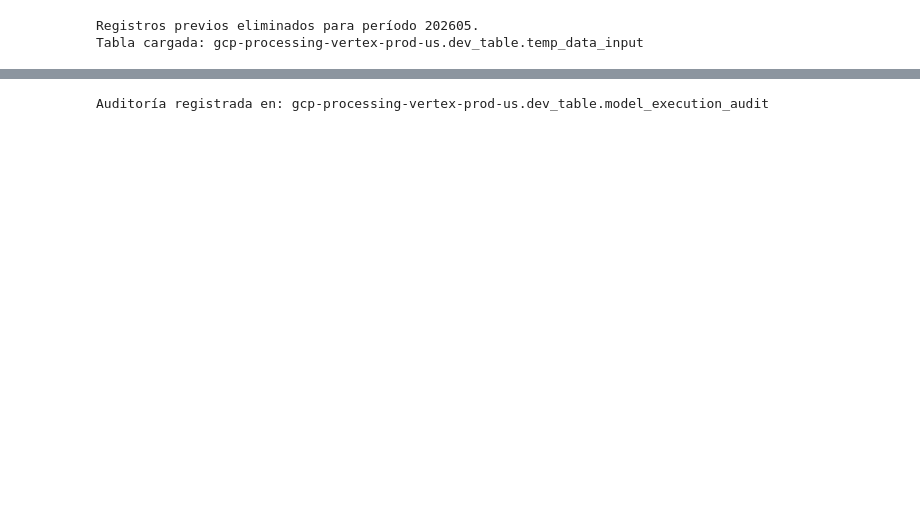
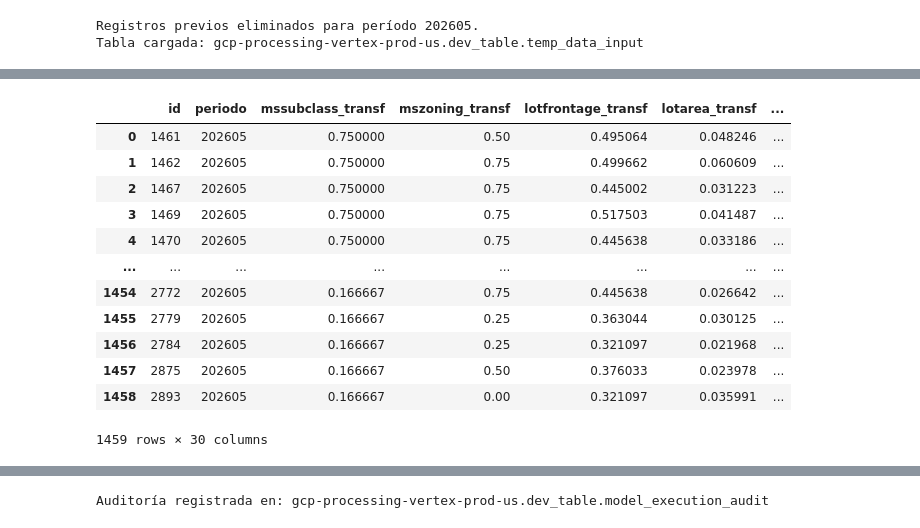
Before and after one commit to JoseMorisJr/project-GCP-Vertex-pipelines-MLOps, a Jupyter notebook: project-data-processing/scripts/Experiments_Pipeline.ipynb, the cells around one changed output, grey strips where cells are left out. Saved outputs shown, nothing was run; the diff lists cells and outputs as text; code cells hidden in the pictures; blank space fills up the shorter version.

```diff
--- a/project-data-processing/scripts/Experiments_Pipeline.ipynb
+++ b/project-data-processing/scripts/Experiments_Pipeline.ipynb
@@ -188,0 +213,58 @@ Tabla cargada: gcp-processing-vertex-prod-us.dev_table.temp_data_input
+# %%
+# Cliente BigQuery
+client = bigquery.Client(project=project_id)
+
+path_bq_data_input = f"{project_id}.{dataset_temp}.{table_temp_data_input}"
+
+dfInputFeat = client.query(
+        f'''SELECT * EXCEPT(run_id, creation_user, str_process_date_local, process_datetime_local, process_datetime_utc)
+        FROM `{path_bq_data_input}` where periodo = '{periodo}'
+        '''
+).to_dataframe()
+
+X_escalado = pipeline.transform(dfInputFeat)
+
+feature_order = pipeline.named_steps[
+    "feature_engineering"
+].get_feature_names_out()
+
+col_orden = [col + '_transf' for col in feature_order]
+
+dfInputFeatTransf = pd.DataFrame(
+    X_escalado,
+    columns = col_orden,
+    index=  dfInputFeat.index,
+)
+
+user_id = client.query("SELECT SESSION_USER()").to_dataframe().iloc[0, 0]
+fecha_carga = datetime.now(pytz.timezone("America/Lima"))
+periodo_out = dfInputFeat.periodo[0]
+
+dfInputFeatTransf['id'] = dfInputFeat['id']
+dfInputFeatTransf['run_id'] = run_id
+dfInputFeatTransf['creation_user'] = user_id
+dfInputFeatTransf['str_process_date_local'] = fecha_carga.replace(tzinfo=None).strftime('%Y%m%d')
+dfInputFeatTransf['process_datetime_local'] = fecha_carga.replace(tzinfo=None)
+dfInputFeatTransf['process_datetime_utc'] = fecha_carga.astimezone(pytz.UTC)
+dfInputFeatTransf['periodo'] = periodo_out
+
+dfInputFeatTransf = dfInputFeatTransf[
+                                    ['id','periodo']
+                                    + col_orden
+                                    + ['run_id','creation_user','str_process_date_local','process_datetime_local','process_datetime_utc']
+                    ]
+dfInputFeatTransf
+# %% [output]
+|  | id | periodo | mssubclass_transf | mszoning_transf | lotfrontage_transf | lotarea_transf | ... |
+| 0 | 1461 | 202605 | 0.750000 | 0.50 | 0.495064 | 0.048246 | ... |
+| 1 | 1462 | 202605 | 0.750000 | 0.75 | 0.499662 | 0.060609 | ... |
+| 2 | 1467 | 202605 | 0.750000 | 0.75 | 0.445002 | 0.031223 | ... |
+| 3 | 1469 | 202605 | 0.750000 | 0.75 | 0.517503 | 0.041487 | ... |
+| 4 | 1470 | 202605 | 0.750000 | 0.75 | 0.445638 | 0.033186 | ... |
+| ... | ... | ... | ... | ... | ... | ... | ... |
+| 1454 | 2772 | 202605 | 0.166667 | 0.75 | 0.445638 | 0.026642 | ... |
+| 1455 | 2779 | 202605 | 0.166667 | 0.25 | 0.363044 | 0.030125 | ... |
+| 1456 | 2784 | 202605 | 0.166667 | 0.25 | 0.321097 | 0.021968 | ... |
+| 1457 | 2875 | 202605 | 0.166667 | 0.50 | 0.376033 | 0.023978 | ... |
+| 1458 | 2893 | 202605 | 0.166667 | 0.00 | 0.321097 | 0.035991 | ... |
+1459 rows × 30 columns
```
Also changed, not shown: parts of 23 cells of this notebook, 9 other files.
